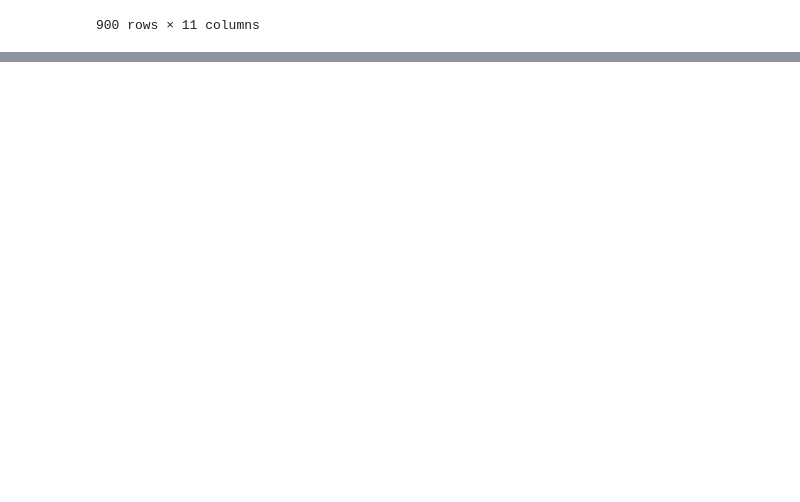
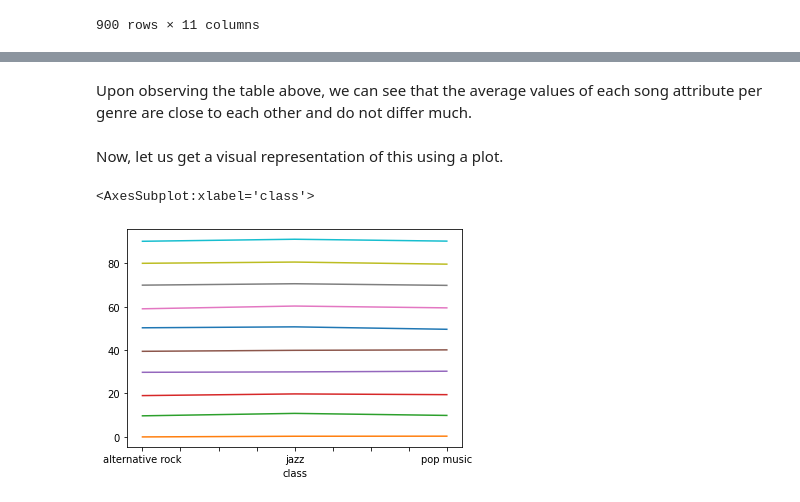
Before and after one commit to MikoTansingco/CSMODEL-Project-2, a Jupyter notebook: CSMODEL_Project_2.ipynb, the cells around one changed output, grey strips where cells are left out. Saved outputs shown, nothing was run; the diff lists cells and outputs as text; code cells hidden in the pictures; blank space fills up the shorter version.

```diff
--- a/CSMODEL_Project_2.ipynb
+++ b/CSMODEL_Project_2.ipynb
@@ -140,2 +147,4 @@ class               900 non-null object
 dtypes: float64(10), object(1)
 memory usage: 84.4+ KB
+# %%
+df3 = df2_copy
@@ -141,0 +166,18 @@ memory usage: 84.4+ KB
+# %% [markdown]
+Upon observing the table above, we can see that the average values of each song attribute per genre are close to each other and do not differ much.
+# %% [markdown]
+Now, let us get a visual representation of this using a plot.
+# %%
+df3.groupby('class')['energy'].mean().plot()
+df3.groupby('class')['tempo'].mean().plot()
+df3.groupby('class')['rythm'].mean().plot()
+df3.groupby('class')['pitch'].mean().plot()
+df3.groupby('class')['acousticness'].mean().plot()
+df3.groupby('class')['danceability'].mean().plot()
+df3.groupby('class')['instrumentalness'].mean().plot()
+df3.groupby('class')['loudness'].mean().plot()
+df3.groupby('class')['liveness'].mean().plot()
+df3.groupby('class')['valence'].mean().plot()
+# %% [output]
+<AxesSubplot:xlabel='class'>
+[figure, added]
```
Also changed, not shown: parts of 45 cells of this notebook.
